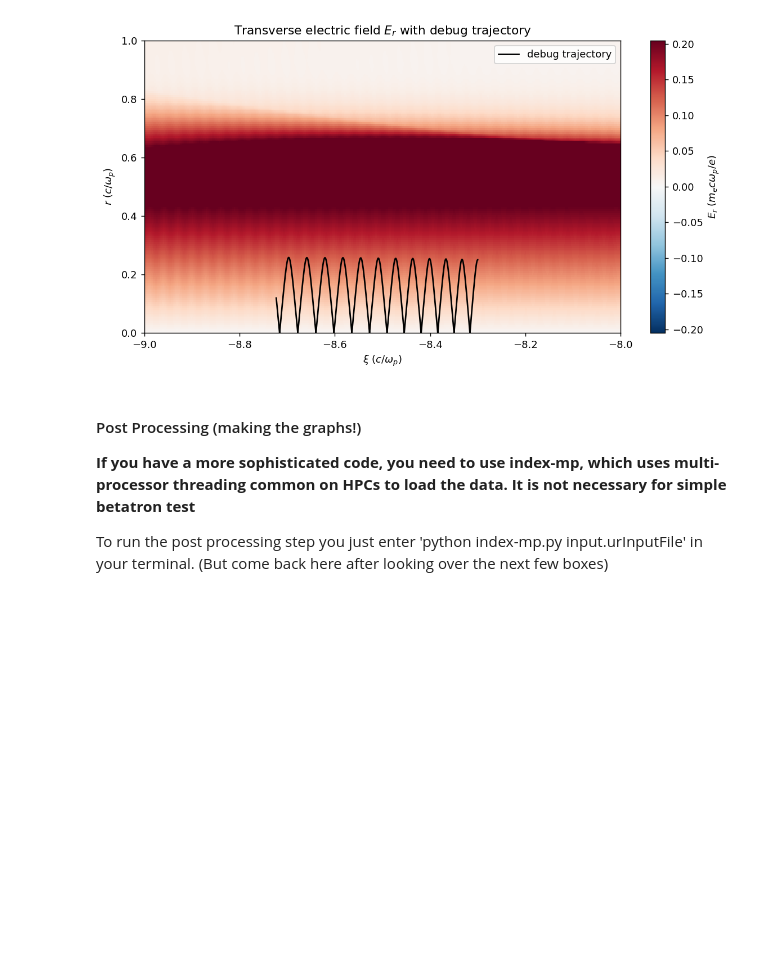
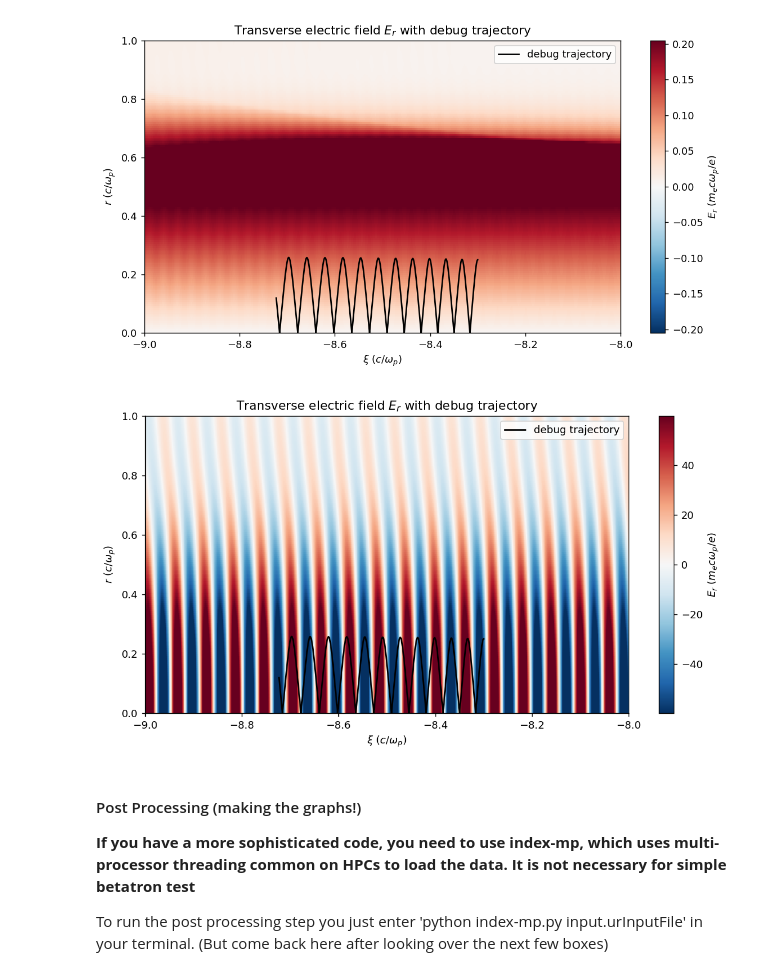
Before and after one commit to Bryson-cm/QuEP, a Jupyter notebook: betatronTutorialFinal.ipynb, the cells around one changed output. Cells and saved outputs as stored; diff of their text form; code cells hidden in the pictures; blank space fills up the shorter version.

```diff
--- a/betatronTutorialFinal.ipynb
+++ b/betatronTutorialFinal.ipynb
@@ -395,6 +395,22 @@ plot_field_with_debug_trajectories(
 )
 # %% [output]
 [figure]
+# %%
+# Transverse/radial electric field with the debug trajectory overlaid.
+# For mode 0 and phi = 0, E2_M0 corresponds to the radial/transverse field.
+# E2_M0 lives on (xiaxis_2, raxis_1).
+plot_field_with_debug_trajectories(
+    sim.xiaxis_2,
+    sim.raxis_1,
+    sim.E2_M1_Re,
+    debug,
+    title=r"Transverse electric field $E_r$ with debug trajectory",
+    field_label=r"$E_r$ $(m_e c \omega_p/e)$",
+    xlim=(-9, -8),
+    ylim=(0, 1),
+)
+# %% [output]
+[figure, added]
 # %% [markdown]
 #### Post Processing (making the graphs!)
 **If you have a more sophisticated code, you need to use index-mp, which uses multi-processor threading common on HPCs to load the data. It is not necessary for simple betatron test**
```
Also changed, not shown: 3 other files.
